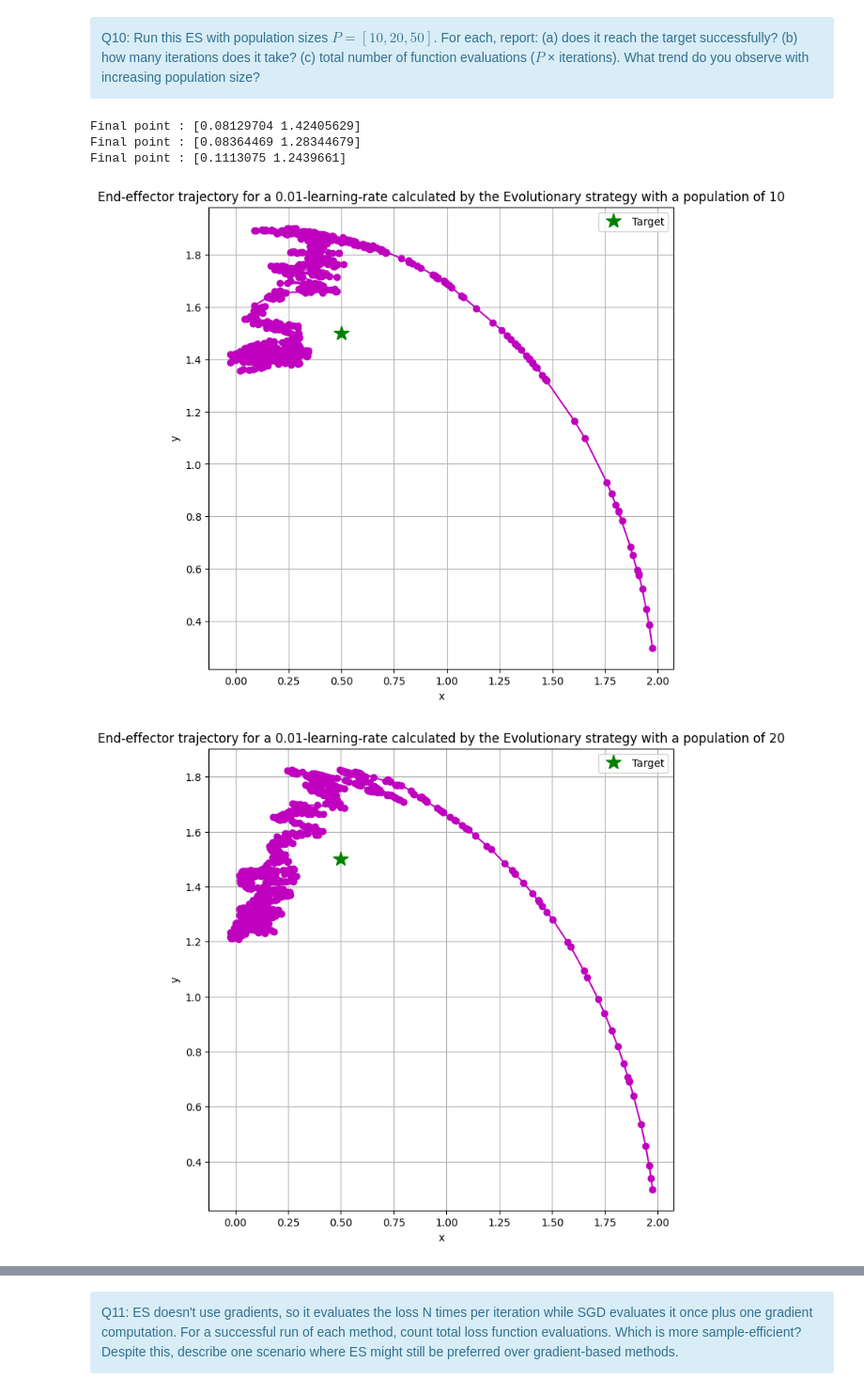
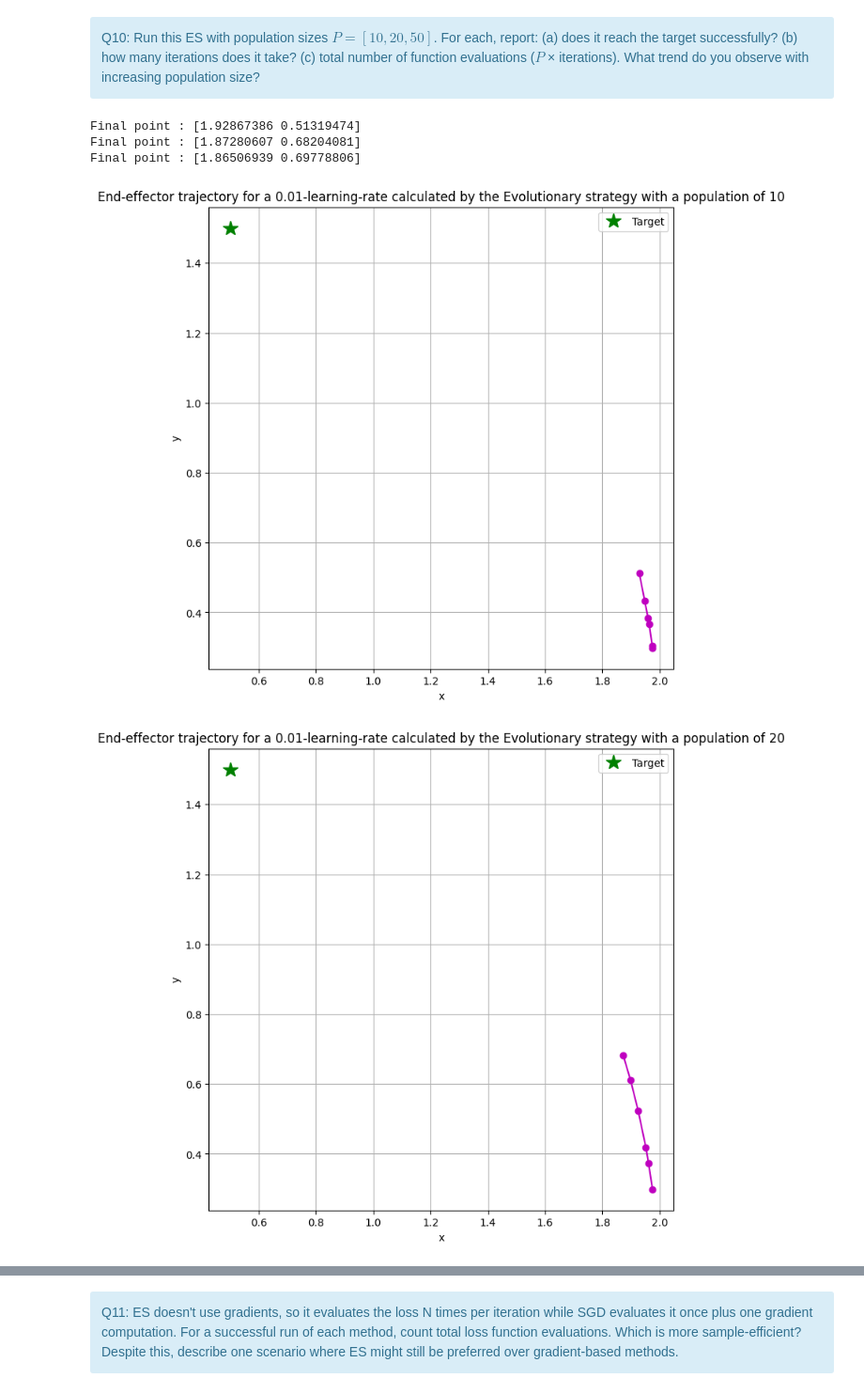
Before and after one commit to AntoninLeSecq/stochastic, a Jupyter notebook: notebooks/control_BE.ipynb, the cells around one changed output, grey strips where cells are left out. Shown at 94% size. Cells and saved outputs as stored; diff of their text form; code cells hidden in the pictures.

```diff
--- a/notebooks/control_BE.ipynb
+++ b/notebooks/control_BE.ipynb
@@ -629,7 +670,7 @@ def gradient_descent_adam(theta_init: np.ndarray,
                      n_iterations: int = 500,
                      lambda_obs: float = 10.0,
                      beta_1: float = 0.9,
-                     beta_2: float = 0.9,
+                     beta_2: float = 0.999,
                      epsilon: float = 1e-5) -> Tuple[np.ndarray, np.ndarray, np.ndarray, np.ndarray, np.ndarray]:
     # Convert to JAX arrays
     theta = jnp.array(theta_init)
@@ -670,7 +711,7 @@ def gradient_descent_adam(theta_init: np.ndarray,
 
         # Update theta using gradient descent rule
         # Correct bias for first and second moments
-        first_moment_corrected = first_moment / (1 - beta_1**(i + 1))
+        first_moment_corrected = first_moment / (1 - beta_1**(i + 1) )
         second_moment_corrected = second_moment / (1 - beta_2**(i + 1))
         theta = theta - learning_rate * first_moment_corrected / (jnp.sqrt(second_moment_corrected) + epsilon)
 
@@ -683,13 +724,16 @@ def gradient_descent_adam(theta_init: np.ndarray,
     return theta_history, loss_history, ee_trajectory, first_moment_history, second_moment_history
 # %%
 # Parameters
+
+#theta_init = np.array([0.1, 0.1])
+#target = np.array([0.5, 1.5])
 theta_init = np.array([2.5, -2])
+target = np.array([0.8, 0.8])
 first_moment_init = np.zeros(2)
 second_moment_init = np.zeros(2)
-target = np.array([0.8, 0.8])
 learning_rate = 0.01
-n_iterations = 1000
-epsilon = 1e-5
+n_iterations = 500
+epsilon = 1e-8
 beta = 0.9
 
 normal_history = gradient_descent(theta_init, target, LENGTHS, learning_rate, n_iterations)
@@ -730,16 +774,22 @@ for k in range(n_iterations) :
     if distance_to_target_normal < 0.01 :
       test_normal = False
       print(f"Target reached with GD after {k+1} iterations")
+    elif k == n_iterations - 1 :
+      print(f"Target not reached with GD after {n_iterations} iterations")
   if test_momentum:
     distance_to_target_momentum = np.linalg.norm(momentum_ee_trajectory[k]-target)
     if distance_to_target_momentum < 0.01 :
       test_momentum = False
       print(f"Target reached with Momentum GD after {k+1} iterations")
+    elif k == n_iterations - 1 :
+      print(f"Target not reached with Momentum GD after {n_iterations} iterations")
   if test_adam:
     distance_to_target_adam = np.linalg.norm(adam_ee_trajectory[k]-target)
     if distance_to_target_adam < 0.01 :
       test_adam = False
       print(f"Target reached with Adam GD after {k+1} iterations")
+    elif k == n_iterations - 1 :
+      print(f"Target not reached with Adam GD after {n_iterations} iterations")
   if not test_normal and not test_momentum and not test_adam :
     break
 # %% [output]
@@ -833,29 +885,29 @@ def evolutionary_strategy(population_size: int,
 # %%
 # Parameters
 population_sizes = [10, 20, 50]
 theta_init = np.array([0.1, 0.1])
 target = np.array([0.5, 1.5])
 learning_rate = 0.01
 exploration_noise = 0.9
-n_iterations = 1000
+n_iterations = 5
 
 for pop in population_sizes :
   evolutionary_history = evolutionary_strategy(population_size = pop, theta_init = theta_init, lengths = LENGTHS, target = target, n_iterations = n_iterations, learning_rate = learning_rate, exploration_noise = exploration_noise)
 
   evolutionary_ee_trajectory = evolutionary_history[2]
 
   plt.figure(figsize=(8, 8))
   plt.title(f'End-effector trajectory for a 0.01-learning-rate calculated by the Evolutionary strategy with a population of {pop}')
   plt.plot(evolutionary_ee_trajectory[:,0], evolutionary_ee_trajectory[:,1], 'o-m')
   plt.plot(target[0], target[1], 'g*', markersize=15, label='Target')
   plt.legend()
   plt.xlabel('x')
   plt.ylabel('y')
   plt.grid(True)
   print(f"Final point : {evolutionary_ee_trajectory[-1]}")
 # %% [output]
-Final point : [0.08129704 1.42405629]
-Final point : [0.08364469 1.28344679]
-Final point : [0.1113075 1.2439661]
+Final point : [1.92867386 0.51319474]
+Final point : [1.87280607 0.68204081]
+Final point : [1.86506939 0.69778806]
-[figure, old version]
+[figure, new version]
-[figure, old version]
+[figure, new version]
```
Also changed, not shown: parts of 19 cells of this notebook.
